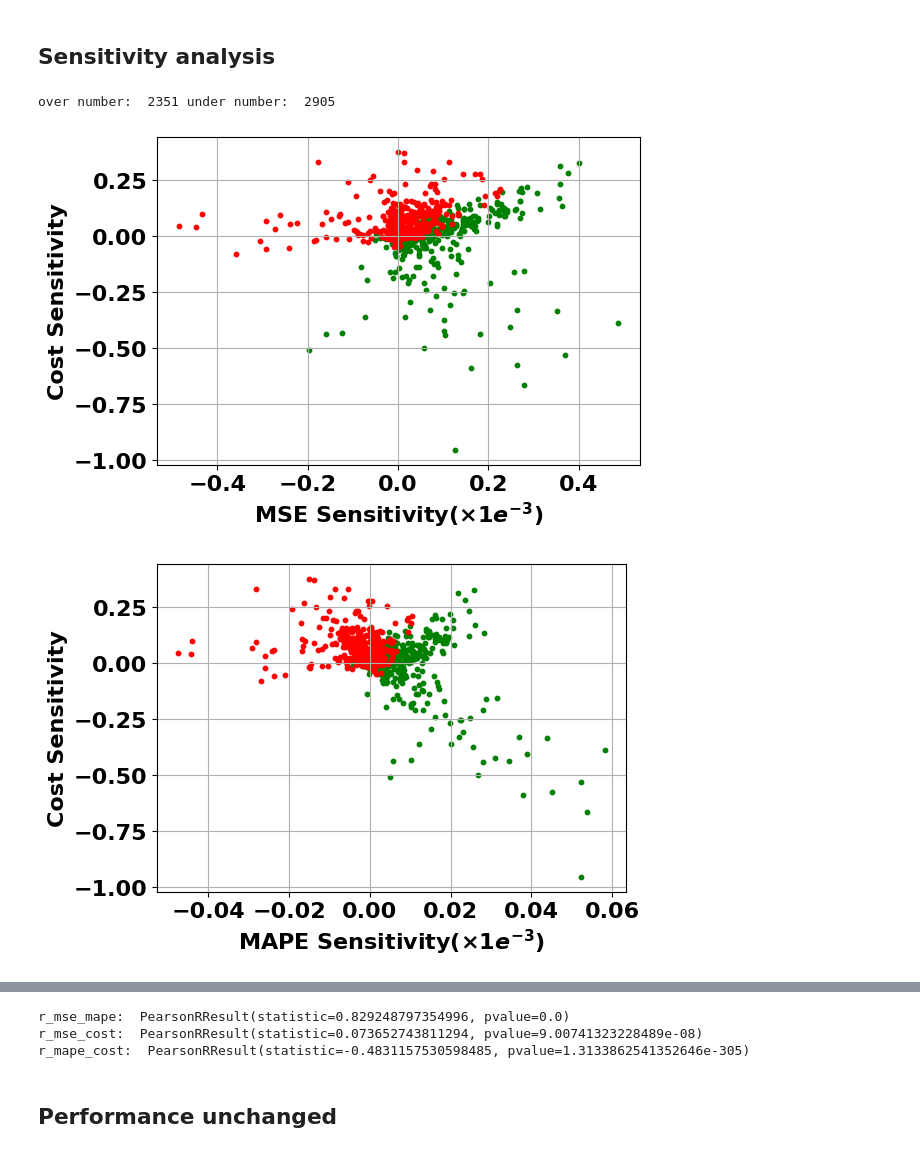
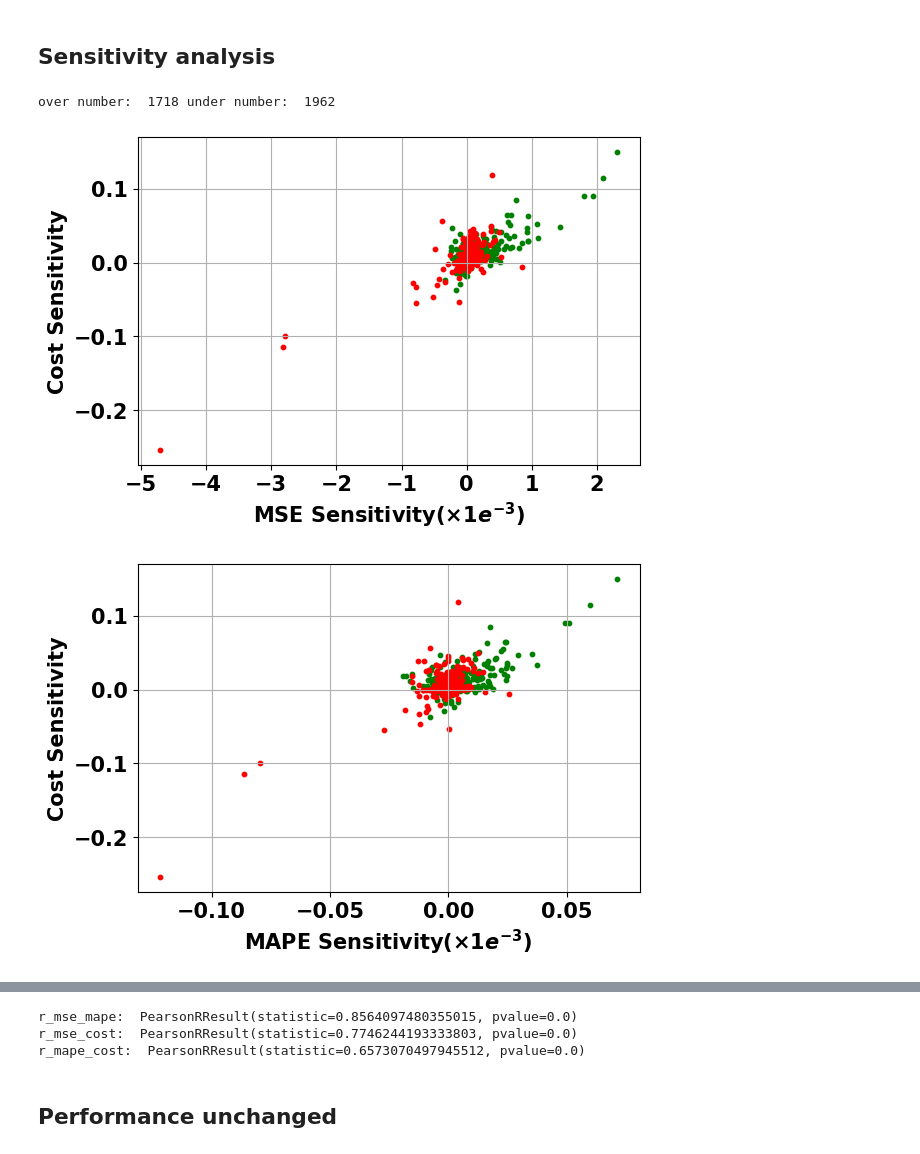
Before and after one commit to xuwkk/task_aware_machine_unlearning, a Jupyter notebook: analysis.ipynb, the cells around one changed output, grey strips where cells are left out. Drawn from its saved outputs; the diff is of its cells as text; code cells hidden in the pictures.

```diff
--- a/analysis.ipynb
+++ b/analysis.ipynb
@@ -6,7 +6,7 @@ import matplotlib.pyplot as plt
 
 # Plot options
 plt.rcParams['lines.linewidth'] = 2.5
-plt.rcParams['font.size'] = 16
+plt.rcParams['font.size'] = 15
 plt.rcParams['font.weight'] = 'bold'
 plt.rcParams["axes.labelweight"] = "bold"
 plt.rcParams['figure.figsize'] = (6,4)
@@ -183,9 +201,9 @@ plt.show()
 # %% [markdown]
 ## Sensitivity analysis
 # %%
-mse_scores = np.load("simulation_result/affine/unchange_0.25_mse_scores.npy", allow_pickle=True).item()
-mape_scores = np.load("simulation_result/affine/unchange_0.25_mape_scores.npy", allow_pickle=True).item()
-cost_scores = np.load("simulation_result/affine/unchange_0.25_cost_scores.npy", allow_pickle=True).item()
+mse_scores = np.load(f"simulation_result/{model_type}/unchange_0.25_mse_scores.npy", allow_pickle=True).item()
+mape_scores = np.load(f"simulation_result/{model_type}/unchange_0.25_mape_scores.npy", allow_pickle=True).item()
+cost_scores = np.load(f"simulation_result/{model_type}/unchange_0.25_cost_scores.npy", allow_pickle=True).item()
 
 mismatch = mse_scores['mismatch_remain']
 over_index = np.where(mismatch > 0)[0]
@@ -205,39 +223,39 @@ plt.xlabel(r"MSE Sensitivity($\times 1e^{-3}$)")
 plt.ylabel(r"Cost Sensitivity")
 # plt.legend()
 plt.grid()
-plt.savefig("figs/sensitivity_mse-cost.pdf", bbox_inches='tight')
+plt.savefig(f"figs/{model_type}_sensitivity_mse-cost.pdf", bbox_inches='tight')
 plt.show()
 
 plt.figure()
 plt.scatter(mape_scores['remain'][under_index] * 1e3, cost_scores['remain'][under_index], s = 10, color = 'green', label = 'Under-Generation')
 plt.scatter(mape_scores['remain'][over_index] * 1e3, cost_scores['remain'][over_index], s = 10, color = 'red', label = 'Over-Genenation')
 plt.xlabel(r"MAPE Sensitivity($\times 1e^{-3}$)")
 plt.ylabel(r"Cost Sensitivity")
 # plt.legend()
 plt.grid()
-plt.savefig("figs/sensitivity_mape-cost.pdf", bbox_inches='tight')
+plt.savefig(f"figs/{model_type}_sensitivity_mape-cost.pdf", bbox_inches='tight')
 plt.show()
 
 plt.figure()
 plt.scatter(mse_scores['remain'][under_index] * 1e3, mape_scores['remain'][under_index] * 1e3, s = 10, color = 'green', label = 'Under-Generation')
 plt.scatter(mse_scores['remain'][over_index] * 1e3, mape_scores['remain'][over_index] * 1e3, s = 10, color = 'red', label = 'Over-Genenation')
 plt.xlabel(r"MSE Sensitivity($\times 1e^{-3}$)")
 plt.ylabel(r"MAPE Sensitivity($\times 1e^{-3}$)")
 plt.legend()
 plt.grid()
-plt.savefig("figs/sensitivity_mse-mape.pdf", bbox_inches='tight')
+plt.savefig(f"figs/{model_type}_sensitivity_mse-mape.pdf", bbox_inches='tight')
 plt.show()
 
 # the correlations
 from scipy.stats import pearsonr
 r_mse_mape = pearsonr(mse_scores['remain'], mape_scores['remain'])
 r_mse_cost = pearsonr(mse_scores['remain'], cost_scores['remain'])
 r_mape_cost = pearsonr(mape_scores['remain'], cost_scores['remain'])
 
 print("r_mse_mape: ", r_mse_mape)
 print("r_mse_cost: ", r_mse_cost)
 print("r_mape_cost: ", r_mape_cost)
 # %% [output]
-over number:  2351 under number:  2905
+over number:  1718 under number:  1962
-[figure, old version]
+[figure, new version]
-[figure, old version]
+[figure, new version]
@@ -245,6 +263,6 @@ over number:  2351 under number:  2905
-r_mse_mape:  PearsonRResult(statistic=0.829248797354996, pvalue=0.0)
-r_mse_cost:  PearsonRResult(statistic=0.073652743811294, pvalue=9.00741323228489e-08)
-r_mape_cost:  PearsonRResult(statistic=-0.4831157530598485, pvalue=1.3133862541352646e-305)
+r_mse_mape:  PearsonRResult(statistic=0.8564097480355015, pvalue=0.0)
+r_mse_cost:  PearsonRResult(statistic=0.7746244193333803, pvalue=0.0)
+r_mape_cost:  PearsonRResult(statistic=0.6573070497945512, pvalue=0.0)
 # %% [markdown]
 ## Performance unchanged
 # %%
```
Also changed, not shown: parts of 6 cells of this notebook, 16 other files.
